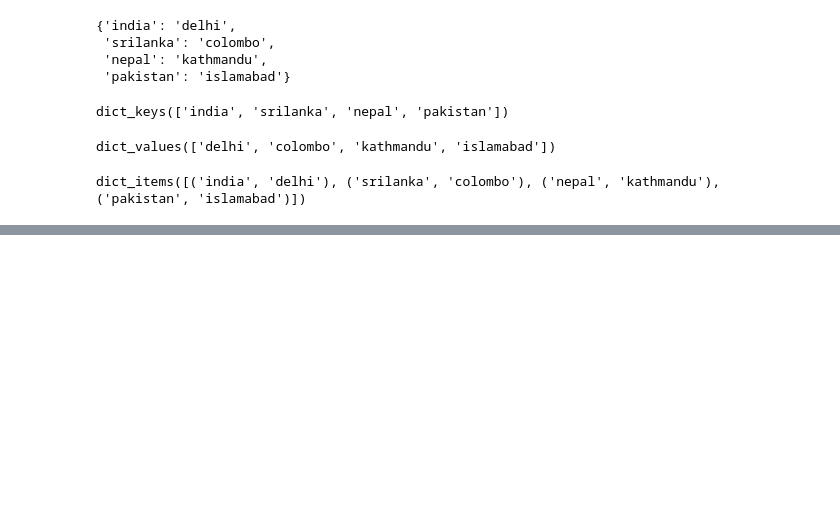
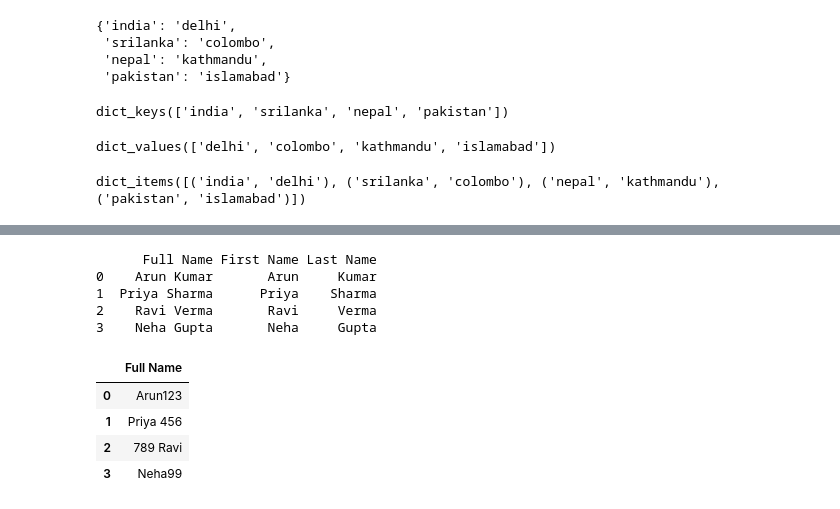
Before and after one commit to arunaimlprojects/python_totorial, a Jupyter notebook: current_file_function.ipynb, the cells around one changed output, grey strips where cells are left out. Cells and saved outputs as stored; diff of their text form; code cells hidden in the pictures; blank space fills up the shorter version.

```diff
--- a/current_file_function.ipynb
+++ b/current_file_function.ipynb
@@ -262,0 +510,27 @@ dict_items([('india', 'delhi'), ('srilanka', 'colombo'), ('nepal', 'kathmandu'),
+# %%
+# Split Full Name into First Name and Last Name
+df[['First Name', 'Last Name']] = df['Full Name'].str.split(n=1, expand=True)
+
+# Print the DataFrame
+print(df)
+# %% [output]
+      Full Name First Name Last Name
+0    Arun Kumar       Arun     Kumar
+1  Priya Sharma      Priya    Sharma
+2    Ravi Verma       Ravi     Verma
+3    Neha Gupta       Neha     Gupta
+# %%
+import pandas as pd
+
+# Sample DataFrame
+data = {'Full Name': ['Arun123', 'Priya 456', '789 Ravi', 'Neha99']}
+df = pd.DataFrame(data)
+
+
+df
+# %% [output]
+|  | Full Name |
+| 0 | Arun123 |
+| 1 | Priya 456 |
+| 2 | 789 Ravi |
+| 3 | Neha99 |
```
Also changed, not shown: parts of 39 cells of this notebook.
